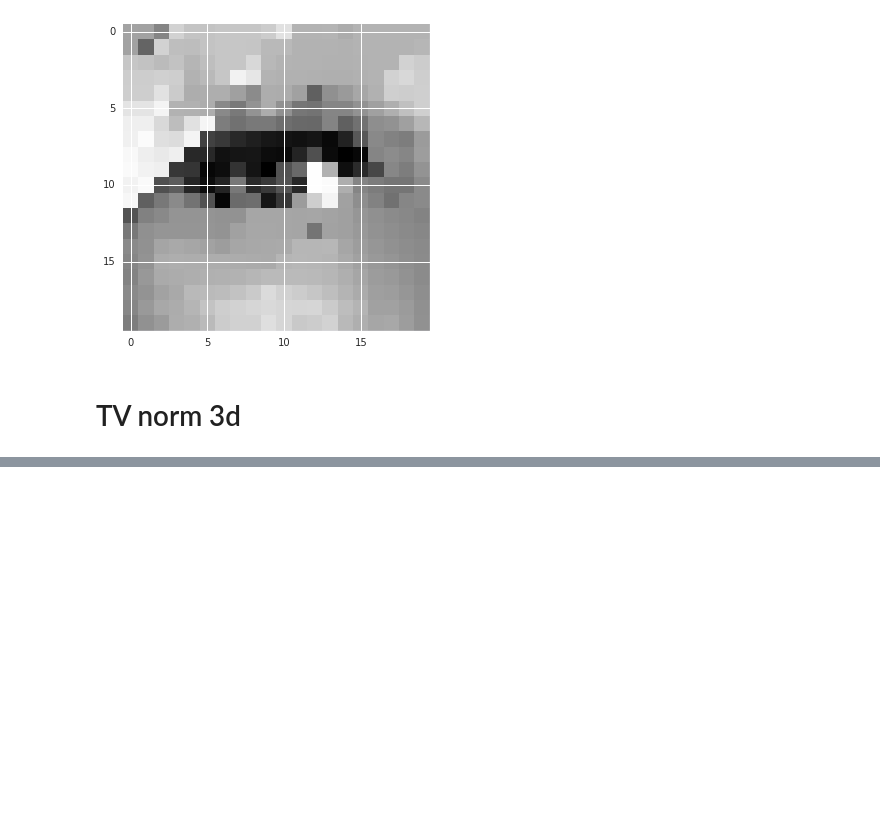
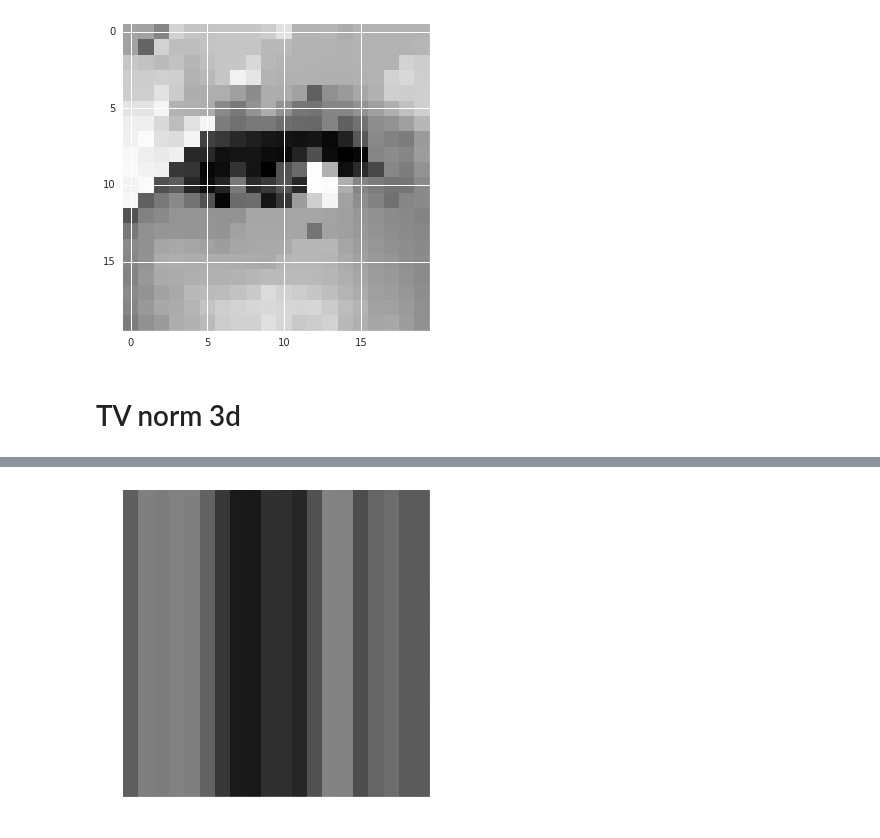
Before and after one commit to egomezsumma/iqt, a Jupyter notebook: TV norm Test.ipynb, the cells around one changed output, grey strips where cells are left out. Cells and saved outputs as stored; diff of their text form; code cells hidden in the pictures; blank space fills up the shorter version.

```diff
--- a/TV norm Test.ipynb
+++ b/TV norm Test.ipynb
@@ -271,7 +271,8 @@ def define_opt_problem_tv3d(i_hr):
         Yx , Yy, Yz = Yhr[x:vhrb:vhr], Yhr[y:vhrb:vhr] , Yhr[z:vhrb:vhr]
 
         #tv_list.append(cvx.sqrt(cvx.abs(Yk-Yx)**2+cvx.abs(Yk-Yy)**2+cvx.abs(Yk-Yz)**2))
-        tv_list.append(cvx.sqrt(cvx.abs(Yk-Yx)**2+cvx.abs(Yk-Yy)**2+cvx.abs(Yk-Yz)**2))
+        #tv_list.append(cvx.sqrt(cvx.abs(Yk-Yx)+cvx.abs(Yk-Yy)+cvx.abs(Yk-Yz)))
+        tv_list.append(cvx.abs(Yk-Yx)+cvx.abs(Yk-Yy)+cvx.abs(Yk-Yz))
 
 
     print 'tvList.len', len(tv_list)
@@ -293,9 +294,9 @@ def define_opt_problem_tv3d(i_hr):
     obj = cvx.Minimize(tv)
 
     constraints = [Yhr >= 0 ]
-    #Know_vect = Known.reshape(-1, order='F')
-    #i_uorig_vect = i_uorig.reshape(-1, order='F')
-    #constraints.append(cvx.mul_elemwise(Know_vect, Yhr) == cvx.mul_elemwise(Know_vect, i_uorig_vect))
+    Know_vect = Known.reshape(-1, order='F')
+    i_uorig_vect = i_uorig.reshape(-1, order='F')
+    constraints.append(cvx.mul_elemwise(Know_vect, Yhr) == cvx.mul_elemwise(Know_vect, i_uorig_vect))
 
 
     # Form and solve problem.
@@ -319,8 +320,8 @@ print "--- status:", prob.status, "optimal value", prob.value
 print
 
 
-i_hr_recons = np.asarray(Yhr.value, dtype='float32').reshape((Nx, Ny, Nz, bval), order='F')
-bimg = np.asarray(big_img.value, dtype='float32').reshape((120, 400), order='F')
+i_hr_recons3d = np.asarray(Yhr.value, dtype='float32').reshape((Nx, Ny, Nz, bval), order='F')
+bimg3d = np.asarray(big_img.value, dtype='float32').reshape((120, 400), order='F')
 
 print 'minimzation op_val =', prob.value
 # %% [output]
@@ -329,0 +345,4 @@ DCPError: Problem does not follow DCP rules.
+# %%
+imshow(i_hr_recons3d[:,:,0,0], interpolation='none', cmap='gray')
+img_utils._is(i_hr_recons3d)
+# %% [output]
@@ -329,0 +350 @@ DCPError: Problem does not follow DCP rules.
+[figure, added]
```
Also changed, not shown: parts of 4 cells of this notebook.
